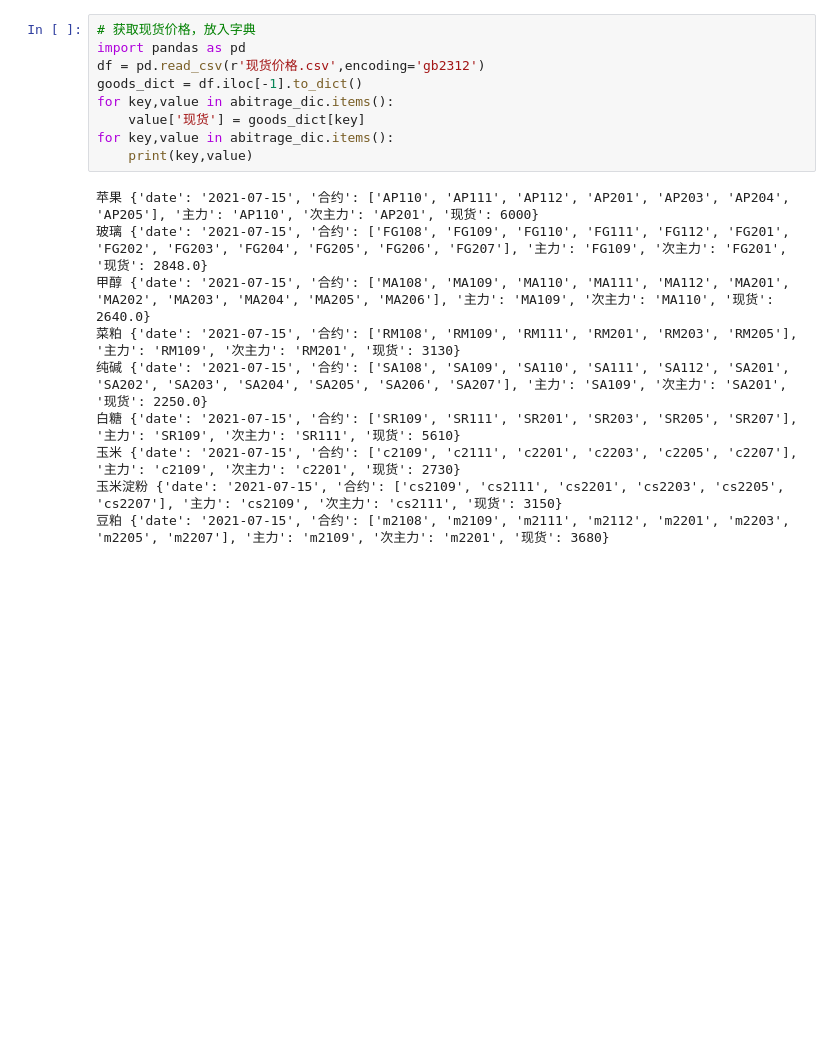
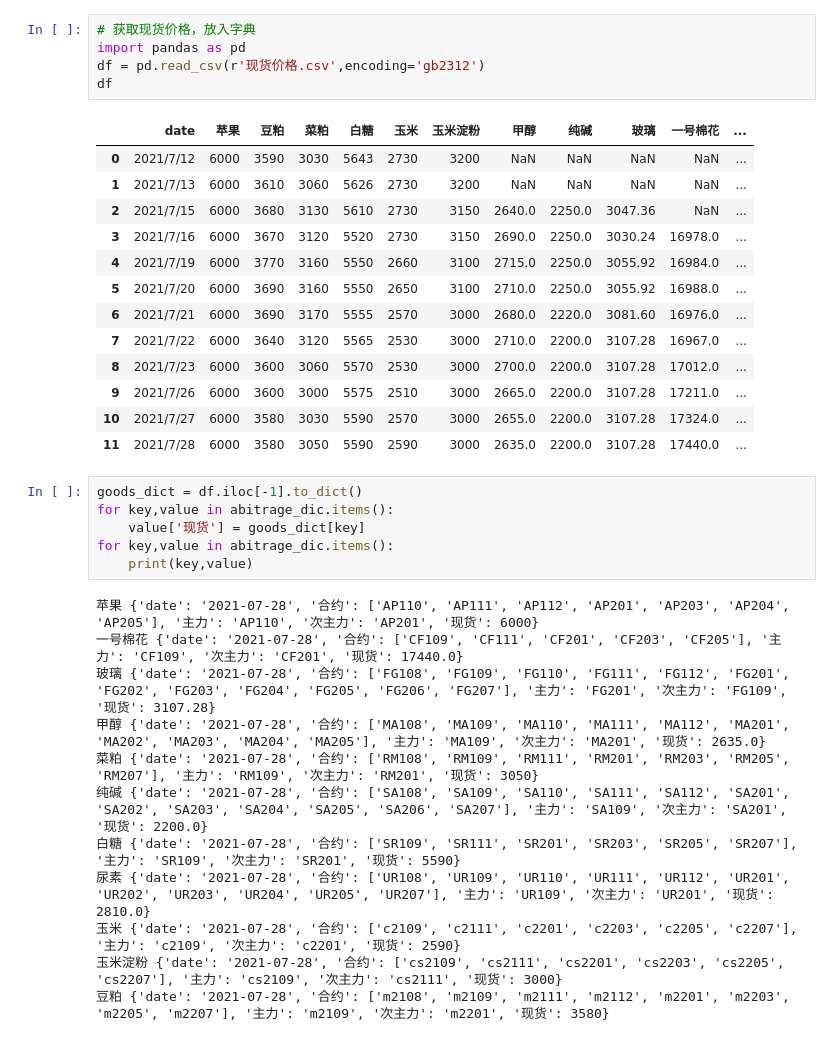
Before and after one commit to Yanie1asdfg/Quant-Lectures, a Jupyter notebook: 系统大熔炉/差价结构2.ipynb, the cells around one changed output. Cells and saved outputs as stored; diff of their text form; blank space fills up the shorter version.

```diff
--- a/系统大熔炉/差价结构2.ipynb
+++ b/系统大熔炉/差价结构2.ipynb
@@ -80,22 +82,40 @@ for key,value in abitrage_dic.items():
+# %%
+# 获取现货价格，放入字典
+import pandas as pd
+df = pd.read_csv(r'现货价格.csv',encoding='gb2312')
+df
+# %% [output]
+|  | date | 苹果 | 豆粕 | 菜粕 | 白糖 | 玉米 | 玉米淀粉 | 甲醇 | 纯碱 | 玻璃 | 一号棉花 | ... |
+| 0 | 2021/7/12 | 6000 | 3590 | 3030 | 5643 | 2730 | 3200 | NaN | NaN | NaN | NaN | ... |
+| 1 | 2021/7/13 | 6000 | 3610 | 3060 | 5626 | 2730 | 3200 | NaN | NaN | NaN | NaN | ... |
+| 2 | 2021/7/15 | 6000 | 3680 | 3130 | 5610 | 2730 | 3150 | 2640.0 | 2250.0 | 3047.36 | NaN | ... |
+| 3 | 2021/7/16 | 6000 | 3670 | 3120 | 5520 | 2730 | 3150 | 2690.0 | 2250.0 | 3030.24 | 16978.0 | ... |
+| 4 | 2021/7/19 | 6000 | 3770 | 3160 | 5550 | 2660 | 3100 | 2715.0 | 2250.0 | 3055.92 | 16984.0 | ... |
+| 5 | 2021/7/20 | 6000 | 3690 | 3160 | 5550 | 2650 | 3100 | 2710.0 | 2250.0 | 3055.92 | 16988.0 | ... |
+| 6 | 2021/7/21 | 6000 | 3690 | 3170 | 5555 | 2570 | 3000 | 2680.0 | 2220.0 | 3081.60 | 16976.0 | ... |
+| 7 | 2021/7/22 | 6000 | 3640 | 3120 | 5565 | 2530 | 3000 | 2710.0 | 2200.0 | 3107.28 | 16967.0 | ... |
+| 8 | 2021/7/23 | 6000 | 3600 | 3060 | 5570 | 2530 | 3000 | 2700.0 | 2200.0 | 3107.28 | 17012.0 | ... |
+| 9 | 2021/7/26 | 6000 | 3600 | 3000 | 5575 | 2510 | 3000 | 2665.0 | 2200.0 | 3107.28 | 17211.0 | ... |
+| 10 | 2021/7/27 | 6000 | 3580 | 3030 | 5590 | 2570 | 3000 | 2655.0 | 2200.0 | 3107.28 | 17324.0 | ... |
+| 11 | 2021/7/28 | 6000 | 3580 | 3050 | 5590 | 2590 | 3000 | 2635.0 | 2200.0 | 3107.28 | 17440.0 | ... |
 # %%
-# 获取现货价格，放入字典
-import pandas as pd
-df = pd.read_csv(r'现货价格.csv',encoding='gb2312')
 goods_dict = df.iloc[-1].to_dict()
 for key,value in abitrage_dic.items():
     value['现货'] = goods_dict[key]
 for key,value in abitrage_dic.items():
     print(key,value)
 # %% [output]
-苹果 {'date': '2021-07-15', '合约': ['AP110', 'AP111', 'AP112', 'AP201', 'AP203', 'AP204', 'AP205'], '主力': 'AP110', '次主力': 'AP201', '现货': 6000}
-玻璃 {'date': '2021-07-15', '合约': ['FG108', 'FG109', 'FG110', 'FG111', 'FG112', 'FG201', 'FG202', 'FG203', 'FG204', 'FG205', 'FG206', 'FG207'], '主力': 'FG109', '次主力': 'FG201', '现货': 2848.0}
-甲醇 {'date': '2021-07-15', '合约': ['MA108', 'MA109', 'MA110', 'MA111', 'MA112', 'MA201', 'MA202', 'MA203', 'MA204', 'MA205', 'MA206'], '主力': 'MA109', '次主力': 'MA110', '现货': 2640.0}
-菜粕 {'date': '2021-07-15', '合约': ['RM108', 'RM109', 'RM111', 'RM201', 'RM203', 'RM205'], '主力': 'RM109', '次主力': 'RM201', '现货': 3130}
-纯碱 {'date': '2021-07-15', '合约': ['SA108', 'SA109', 'SA110', 'SA111', 'SA112', 'SA201', 'SA202', 'SA203', 'SA204', 'SA205', 'SA206', 'SA207'], '主力': 'SA109', '次主力': 'SA201', '现货': 2250.0}
-白糖 {'date': '2021-07-15', '合约': ['SR109', 'SR111', 'SR201', 'SR203', 'SR205', 'SR207'], '主力': 'SR109', '次主力': 'SR111', '现货': 5610}
-玉米 {'date': '2021-07-15', '合约': ['c2109', 'c2111', 'c2201', 'c2203', 'c2205', 'c2207'], '主力': 'c2109', '次主力': 'c2201', '现货': 2730}
-玉米淀粉 {'date': '2021-07-15', '合约': ['cs2109', 'cs2111', 'cs2201', 'cs2203', 'cs2205', 'cs2207'], '主力': 'cs2109', '次主力': 'cs2111', '现货': 3150}
-豆粕 {'date': '2021-07-15', '合约': ['m2108', 'm2109', 'm2111', 'm2112', 'm2201', 'm2203', 'm2205', 'm2207'], '主力': 'm2109', '次主力': 'm2201', '现货': 3680}
+苹果 {'date': '2021-07-28', '合约': ['AP110', 'AP111', 'AP112', 'AP201', 'AP203', 'AP204', 'AP205'], '主力': 'AP110', '次主力': 'AP201', '现货': 6000}
+一号棉花 {'date': '2021-07-28', '合约': ['CF109', 'CF111', 'CF201', 'CF203', 'CF205'], '主力': 'CF109', '次主力': 'CF201', '现货': 17440.0}
+玻璃 {'date': '2021-07-28', '合约': ['FG108', 'FG109', 'FG110', 'FG111', 'FG112', 'FG201', 'FG202', 'FG203', 'FG204', 'FG205', 'FG206', 'FG207'], '主力': 'FG201', '次主力': 'FG109', '现货': 3107.28}
+甲醇 {'date': '2021-07-28', '合约': ['MA108', 'MA109', 'MA110', 'MA111', 'MA112', 'MA201', 'MA202', 'MA203', 'MA204', 'MA205'], '主力': 'MA109', '次主力': 'MA201', '现货': 2635.0}
+菜粕 {'date': '2021-07-28', '合约': ['RM108', 'RM109', 'RM111', 'RM201', 'RM203', 'RM205', 'RM207'], '主力': 'RM109', '次主力': 'RM201', '现货': 3050}
+纯碱 {'date': '2021-07-28', '合约': ['SA108', 'SA109', 'SA110', 'SA111', 'SA112', 'SA201', 'SA202', 'SA203', 'SA204', 'SA205', 'SA206', 'SA207'], '主力': 'SA109', '次主力': 'SA201', '现货': 2200.0}
+白糖 {'date': '2021-07-28', '合约': ['SR109', 'SR111', 'SR201', 'SR203', 'SR205', 'SR207'], '主力': 'SR109', '次主力': 'SR201', '现货': 5590}
+尿素 {'date': '2021-07-28', '合约': ['UR108', 'UR109', 'UR110', 'UR111', 'UR112', 'UR201', 'UR202', 'UR203', 'UR204', 'UR205', 'UR207'], '主力': 'UR109', '次主力': 'UR201', '现货': 2810.0}
+玉米 {'date': '2021-07-28', '合约': ['c2109', 'c2111', 'c2201', 'c2203', 'c2205', 'c2207'], '主力': 'c2109', '次主力': 'c2201', '现货': 2590}
+玉米淀粉 {'date': '2021-07-28', '合约': ['cs2109', 'cs2111', 'cs2201', 'cs2203', 'cs2205', 'cs2207'], '主力': 'cs2109', '次主力': 'cs2111', '现货': 3000}
+豆粕 {'date': '2021-07-28', '合约': ['m2108', 'm2109', 'm2111', 'm2112', 'm2201', 'm2203', 'm2205', 'm2207'], '主力': 'm2109', '次主力': 'm2201', '现货': 3580}
 # %%
 import akshare as ak
 from datetime import datetime
```
Also changed, not shown: parts of 25 cells of this notebook, 10 other files.
